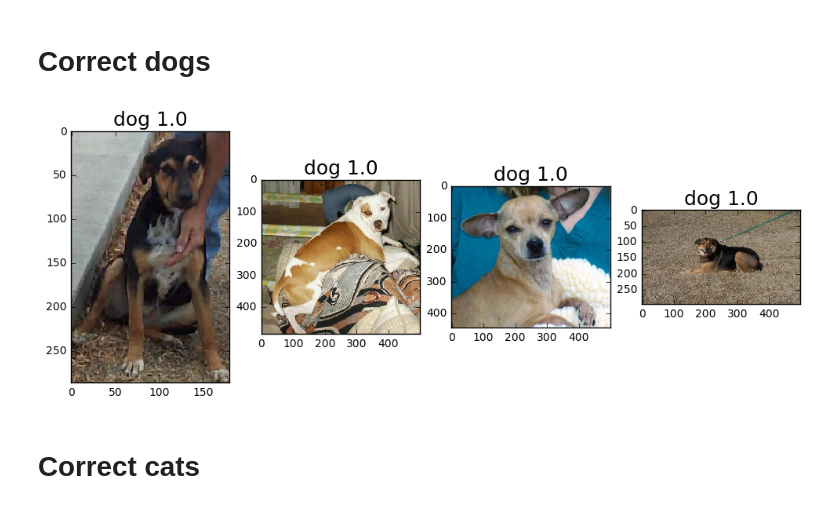
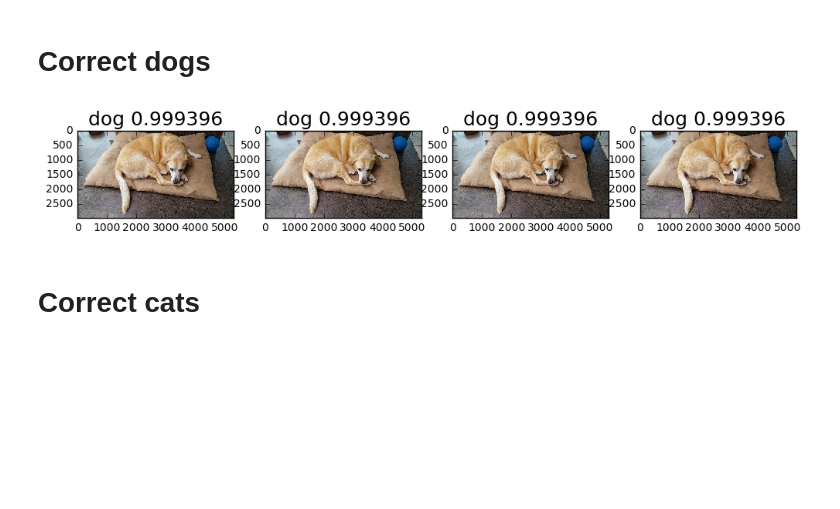
Before and after one commit to kwojcik/courses, a Jupyter notebook: deeplearning1/lesson1/vgg_redo.ipynb, the cells around one changed output. Drawn from its saved outputs; the diff is of its cells as text; code cells hidden in the pictures; blank space fills up the shorter version.

Commit message:
louie!

```diff
--- a/deeplearning1/lesson1/vgg_redo.ipynb
+++ b/deeplearning1/lesson1/vgg_redo.ipynb
@@ -24,7 +24,8 @@ vgg = Vgg16()
 # %%
 batch_size = 32
 epochs = 1
-path = DATA_HOME_DIR + '/sample/'
+path = DATA_HOME_DIR + '/'
+valid_path = path + 'louie/'
 # %%
 train_batches = vgg.get_batches(path + 'train/', batch_size=batch_size)
 valid_batches = vgg.get_batches(path + 'valid/', batch_size=batch_size)
@@ -47,5 +44,5 @@ path
 # %%
 vgg.model.load_weights(DATA_HOME_DIR + '/results/ft1.h5')
 # %%
-test_batches, preds = vgg.test(path + 'valid/', batch_size=batch_size)
+test_batches, preds = vgg.test(valid_path, batch_size=batch_size)
 # %% [output]
@@ -81,6 +74,7 @@ logloss(test_batches, preds)
 # %%
-labels = ["dog" if dog else "cat" for dog in np.round(1-preds[:, 0]).astype(bool)]
-correct_labels = our_labels == test_batches.classes
+labels = np.round(1-preds[:,0])
+text_labels = ["dog" if dog else "cat" for dog in labels]
+correct_labels = labels == test_batches.classes
 correct_cats = correct_labels & (test_batches.classes==0)
 correct_dogs = correct_labels & (test_batches.classes==1)
 wrong_cats = ~correct_labels & (test_batches.classes==0)
@@ -106,9 +98,9 @@ plot_images(test_batches, labels, 1-preds[:, 0], np.where(wrong_cats)[0], 1, pat
 # %% [markdown]
 # Correct dogs
 # %%
-plot_images(test_batches, labels, 1-preds[:, 0], np.where(correct_dogs)[0], 4, path + 'valid/')
+plot_images(test_batches, text_labels, 1-preds[:, 0], np.where(correct_dogs)[0], 4, valid_path)
 # %% [output]
-[figure, old version]
+[figure, new version]
 # %% [markdown]
 # Correct cats
 # %%
```
Also changed, not shown: parts of 7 cells of this notebook.
